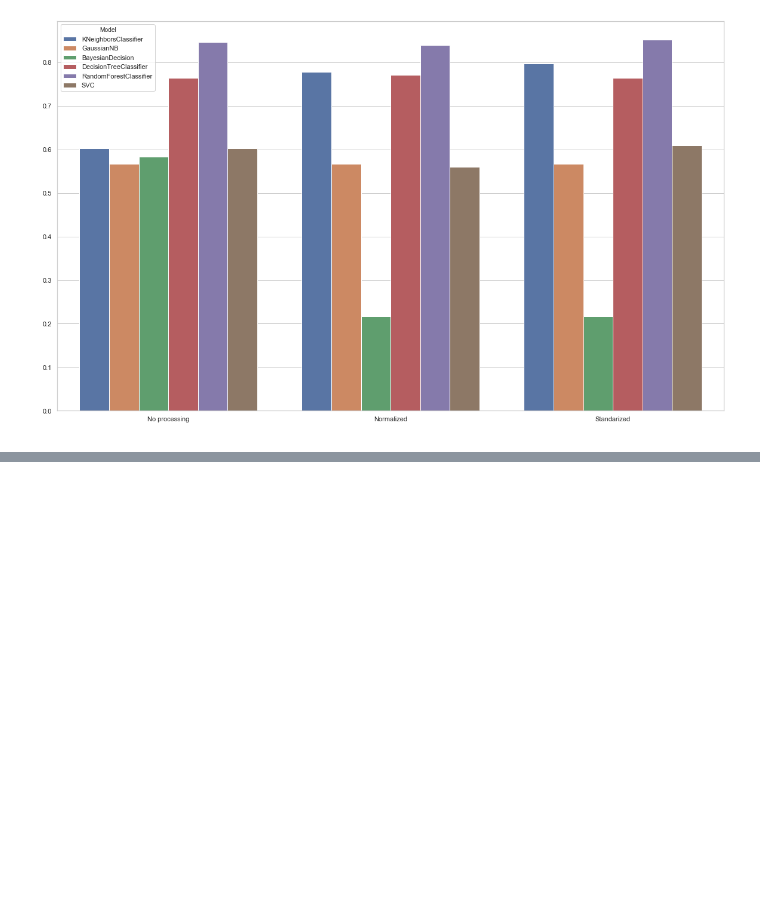
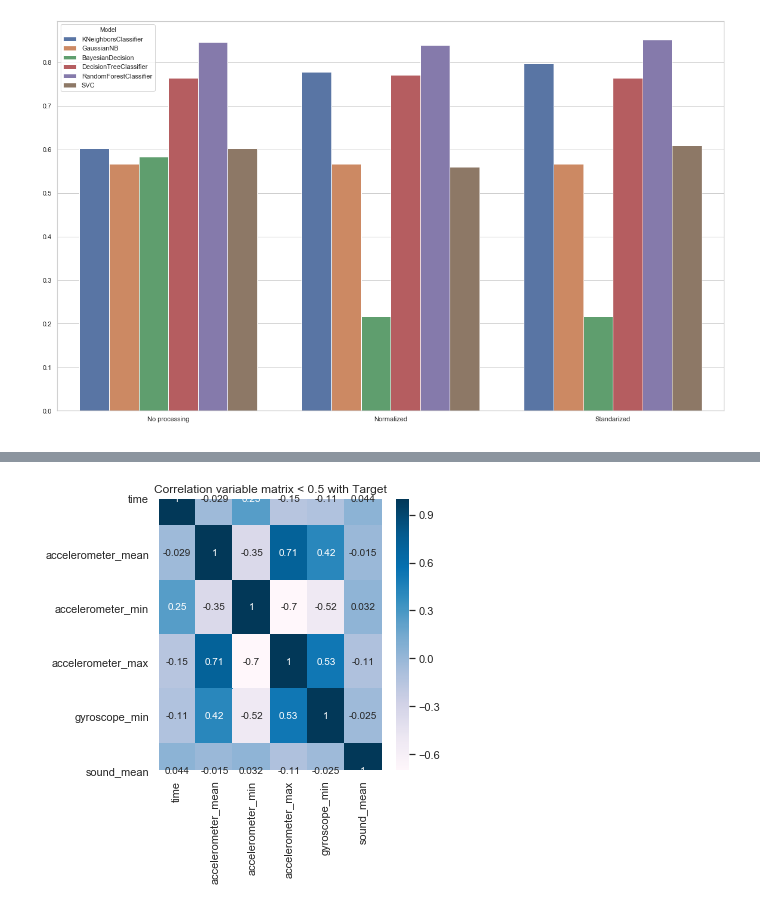
Before and after one commit to gurpreetsinghwalia55/TMD, a Jupyter notebook: Notebook.ipynb, the cells around one changed output, grey strips where cells are left out. Cells and saved outputs as stored; diff of their text form; code cells hidden in the pictures; blank space fills up the shorter version.

Commit message:
Classification with less correlated variables

```diff
--- a/Notebook.ipynb
+++ b/Notebook.ipynb
@@ -318,3 +318,7 @@ plt.xlabel(' ')
 plt.show()
 # %% [output]
 [figure]
+# %%
+dataset_ex6 = dataset.copy()
+dataset_ex6.target = LabelEncoder().fit_transform(dataset_ex6.target)
+dataset_ex6.sample(5)
@@ -320,0 +332,3 @@ plt.show()
+# %%
+correlations = dataset_ex6.corr()
+correlations[['target']]
@@ -320,0 +346,12 @@ plt.show()
+# %%
+X_low_corr = dataset_ex6.drop(['target'], axis = 1)
+y_low_corr = dataset_ex6.target
+
+X_low_corr = X_low_corr[correlations[correlations.target<0.4].index]
+
+plt.figure(figsize=(5,5))
+plt.title("Correlation variable matrix < 0.5 with Target")
+sns.heatmap(X_low_corr.corr(), cmap = 'PuBu', annot = True)
+plt.show()
+# %% [output]
+[figure, added]
```
Also changed, not shown: parts of 4 cells of this notebook.
